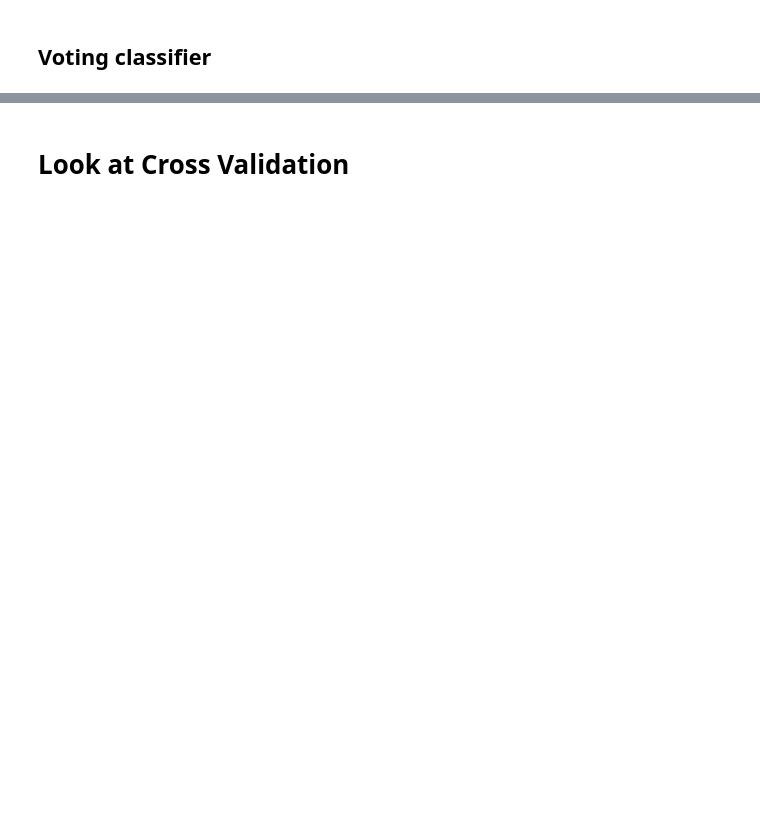
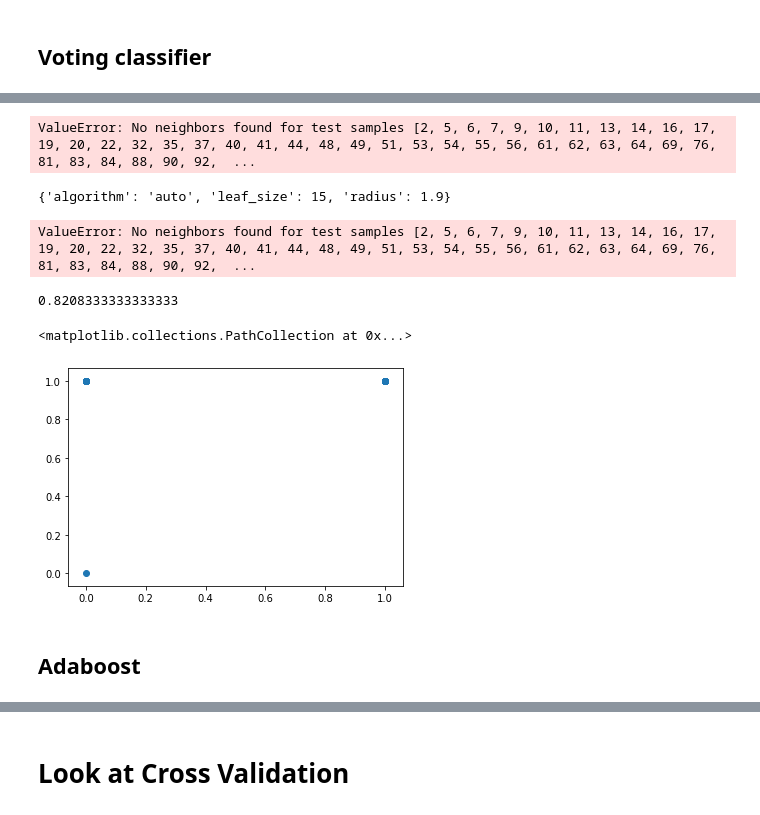
Before and after one commit to Rafaela897/SI19-20, a Jupyter notebook: AEC/trabalho2/Trabalho2.ipynb, the cells around one changed output, grey strips where cells are left out. Drawn from its saved outputs; the diff is of its cells as text; code cells hidden in the pictures; blank space fills up the shorter version.

```diff
--- a/AEC/trabalho2/Trabalho2.ipynb
+++ b/AEC/trabalho2/Trabalho2.ipynb
@@ -585,0 +806,31 @@ print(len(X))
+# %%
+from sklearn.neighbors import RadiusNeighborsClassifier
+
+
+clf = RadiusNeighborsClassifier(radius=1.9)
+clf.fit(X,Y)
+predictions = clf.predict(X_test)
+accuracy_score(Y_test['Absent'],predictions)
+# %% [output]
+ValueError: No neighbors found for test samples [2, 5, 6, 7, 9, 10, 11, 13, 14, 16, 17, 19, 20, 22, 32, 35, 37, 40, 41, 44, 48, 49, 51, 53, 54, 55, 56, 61, 62, 63, 64, 69, 76, 81, 83, 84, 88, 90, 92,  ...
+# %%
+param_grid = {'algorithm':['auto','ball_tree', 'kd_tree', 'brute'],'radius':[1.9,2.5,3,4,5,10],
+             'leaf_size':[15,30,45,50]}
+from sklearn.model_selection import GridSearchCV
+grid = GridSearchCV(RadiusNeighborsClassifier(),param_grid,cv=3,refit=True,verbose=0)
+grid.fit(X,Y)
+print(grid.best_params_)
+grid_predictions = grid.predict(X_test)
+accuracy_score(Y_test['Absent'],grid_predictions)
+# %% [output]
+{'algorithm': 'auto', 'leaf_size': 15, 'radius': 1.9}
+ValueError: No neighbors found for test samples [2, 5, 6, 7, 9, 10, 11, 13, 14, 16, 17, 19, 20, 22, 32, 35, 37, 40, 41, 44, 48, 49, 51, 53, 54, 55, 56, 61, 62, 63, 64, 69, 76, 81, 83, 84, 88, 90, 92,  ...
+# %%
+print(accuracy_score(Y_test['Absent'],grid_predictions))
+plt.scatter(Y_test['Absent'],grid_predictions)
+# %% [output]
+0.8208333333333333
+<matplotlib.collections.PathCollection at 0x...>
+[figure, added]
+# %% [markdown]
+## Adaboost
```
Also changed, not shown: parts of 42 cells of this notebook, 1 other file.
